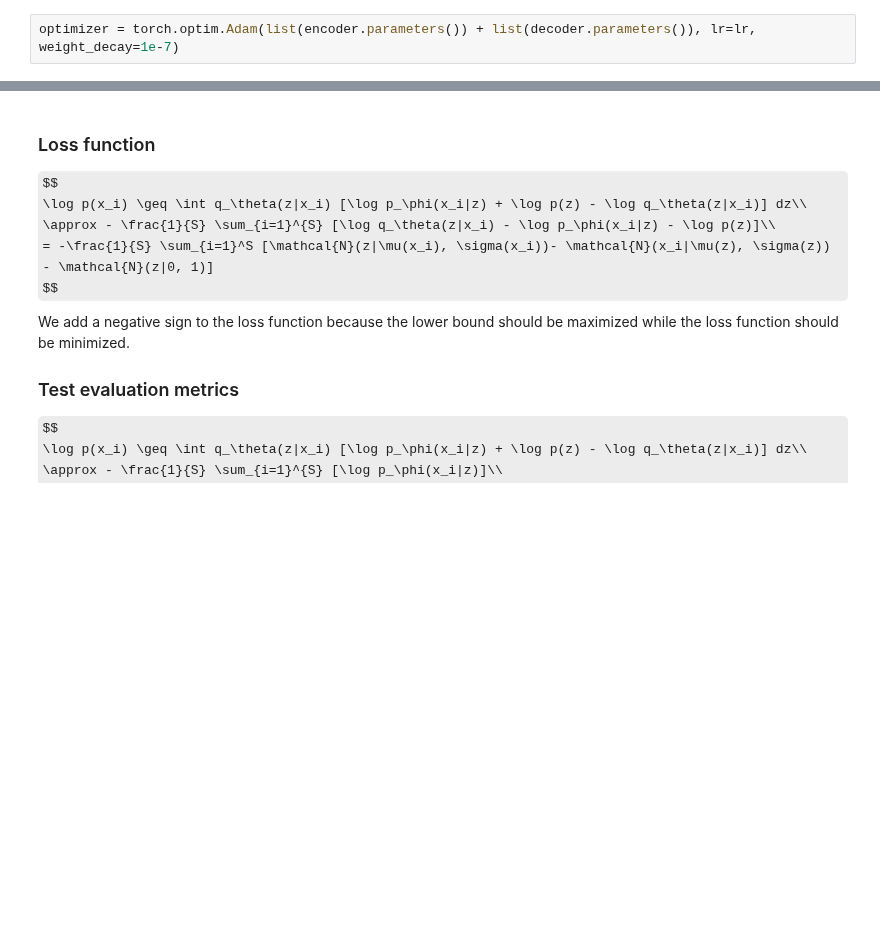
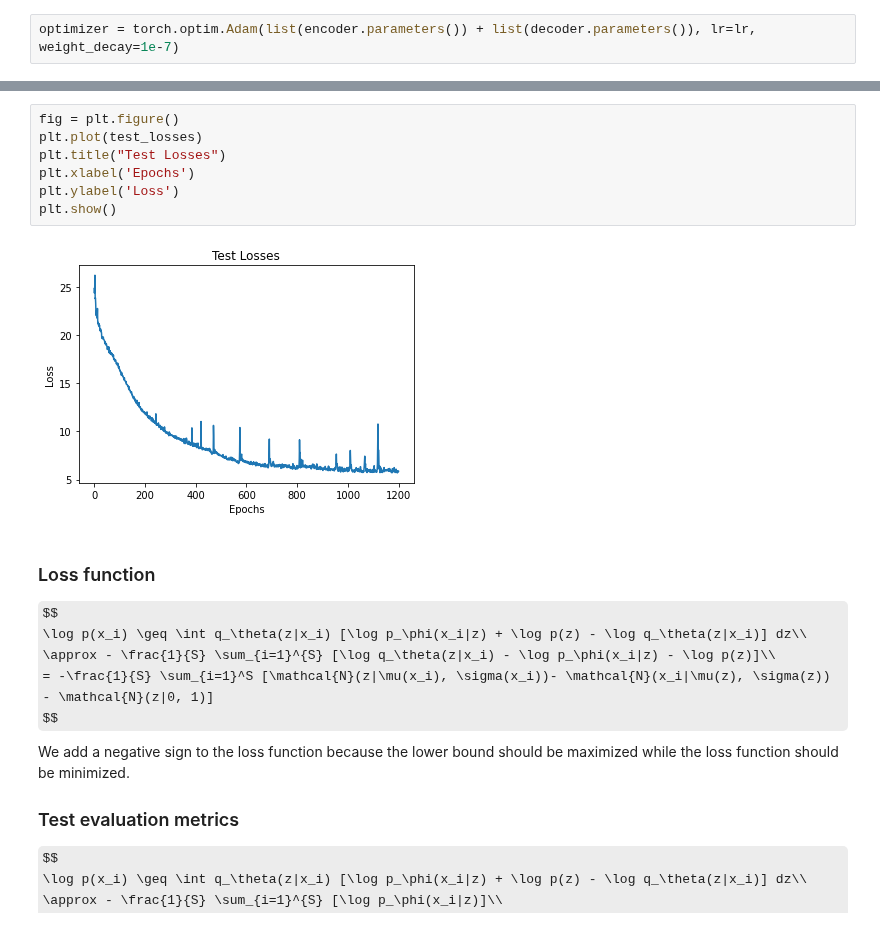
Before and after one commit to sunyunlee/cgan-cvae-tut, a Jupyter notebook: cVAE/cvae.ipynb, the cells around one changed output, grey strips where cells are left out. Cells and saved outputs as stored; diff of their text form; some formulas as TeX source; blank space fills up the shorter version.

```diff
--- a/cVAE/cvae.ipynb
+++ b/cVAE/cvae.ipynb
@@ -251,3 +267,12 @@ plt.show()
+# %%
+fig = plt.figure()
+plt.plot(test_losses)
+plt.title("Test Losses")
+plt.xlabel('Epochs')
+plt.ylabel('Loss')
+plt.show()
+# %% [output]
+[figure, added]
 # %% [markdown]
 ### Loss function
 $$
```
Also changed, not shown: parts of 24 cells of this notebook.
